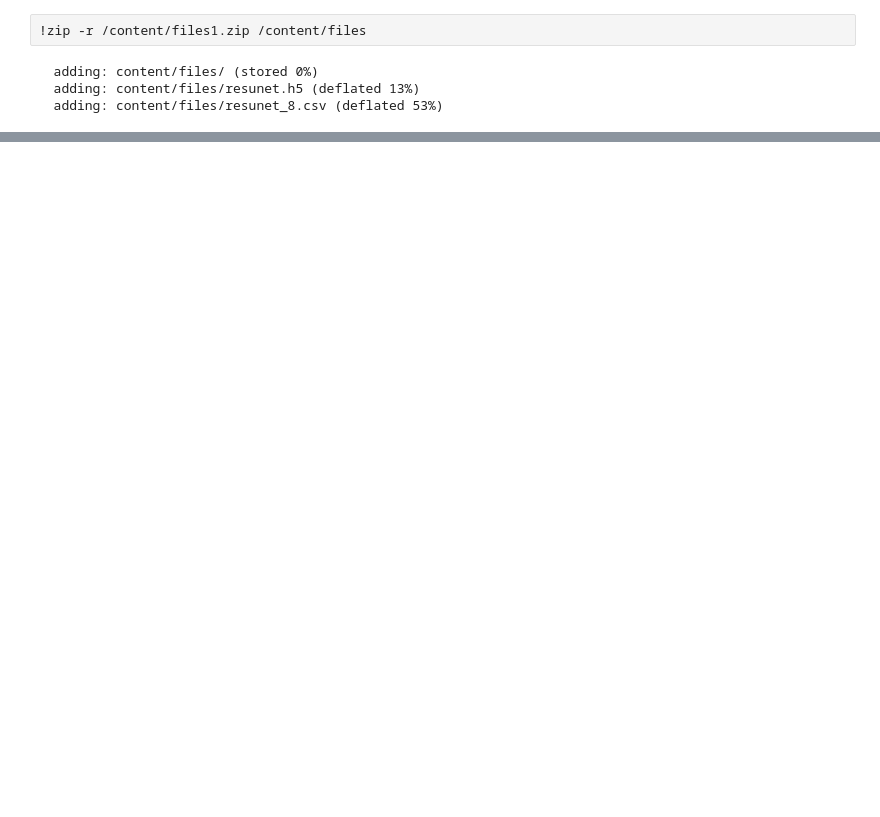
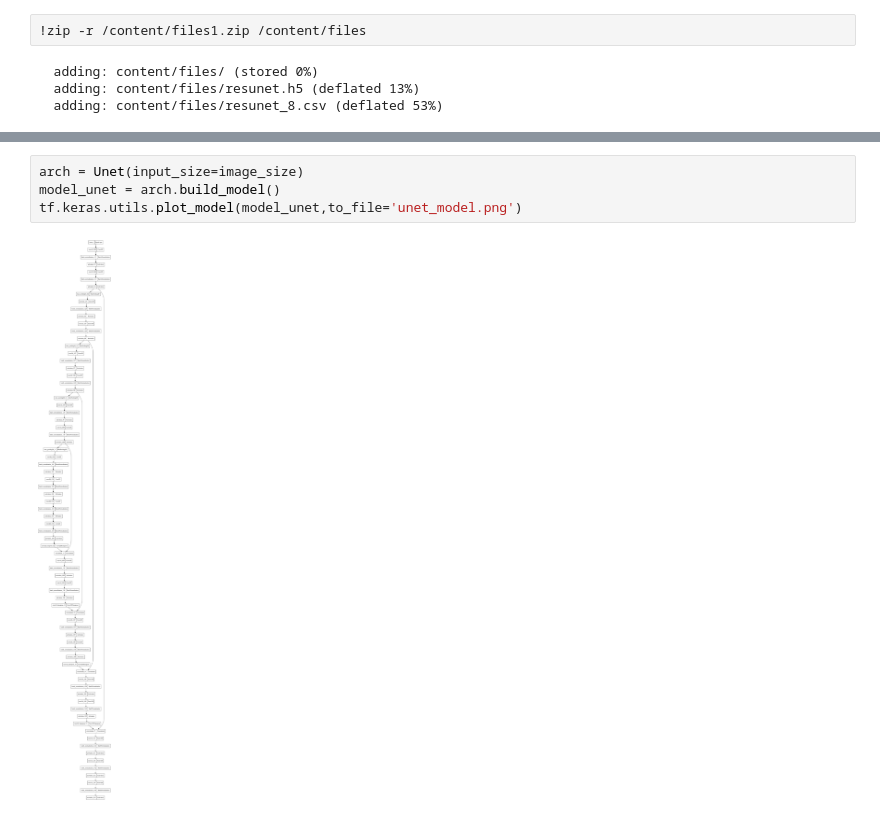
Before and after one commit to 0xLighty/lesion_detection, a Jupyter notebook: image_Segmentation_resunet_unet_resunet++_model.ipynb, the cells around one changed output, grey strips where cells are left out. Cells and saved outputs as stored; diff of their text form; blank space fills up the shorter version.

```diff
--- a/image_Segmentation_resunet_unet_resunet++_model.ipynb
+++ b/image_Segmentation_resunet_unet_resunet++_model.ipynb
@@ -705,0 +703,6 @@ files.download('/content/files1.zip')
+# %%
+arch = Unet(input_size=image_size)
+model_unet = arch.build_model()
+tf.keras.utils.plot_model(model_unet,to_file='unet_model.png')
+# %% [output]
+[figure, added]
```
Also changed, not shown: parts of 10 cells of this notebook.
